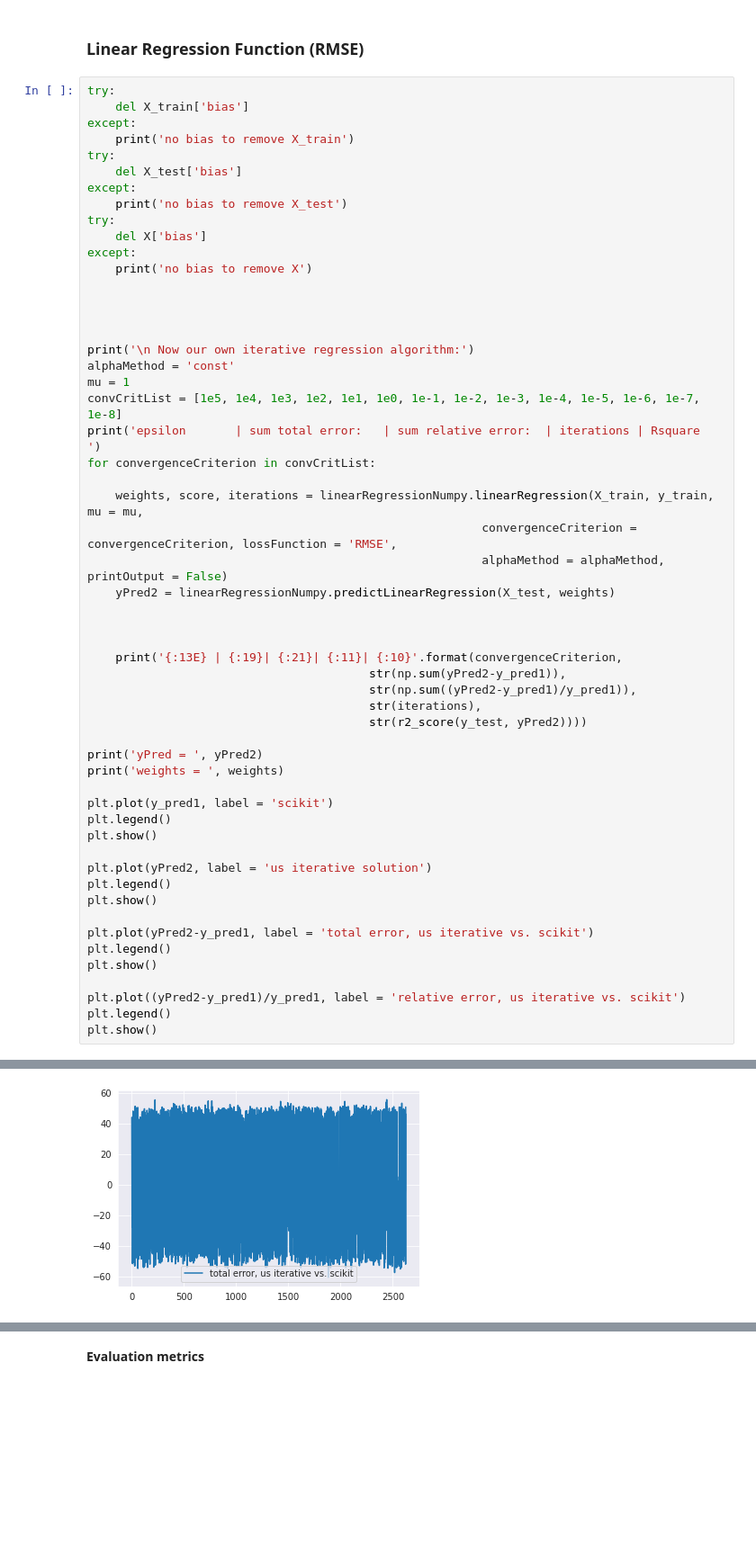
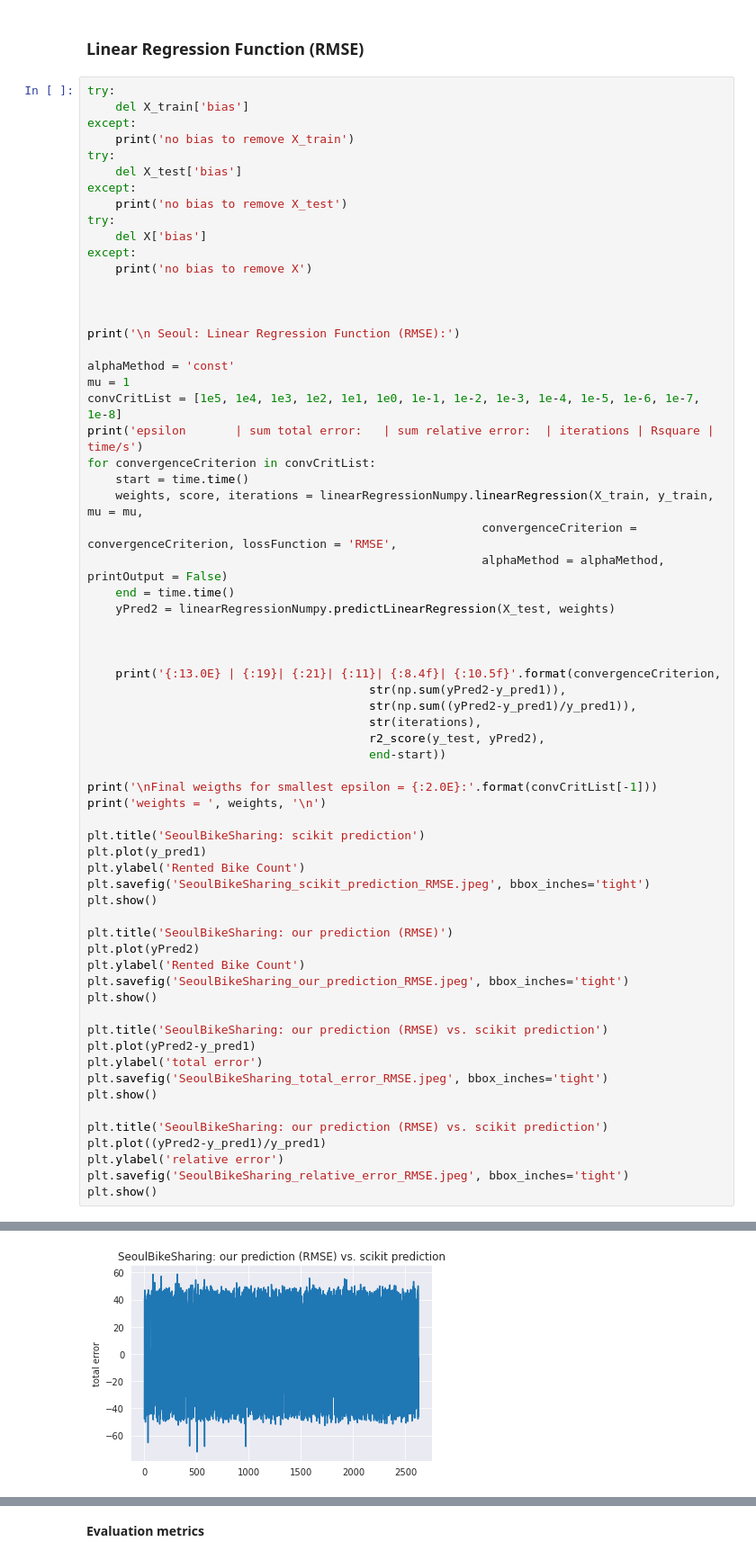
Before and after one commit to diogofbraga/MachineLearningAssignments, a Jupyter notebook: SeoulBikeSharing/SeoulBikeSharing.ipynb, the cells around one changed output, grey strips where cells are left out. Shown at 90% size. Cells and saved outputs as stored; diff of their text form; blank space fills up the shorter version.

Commit message:
Added more infos for evaluation of linear regression and I save the relevant plots now...

```diff
--- a/SeoulBikeSharing/SeoulBikeSharing.ipynb
+++ b/SeoulBikeSharing/SeoulBikeSharing.ipynb
@@ -641,43 +661,53 @@ except:
 
 
 
+print('\n Seoul: Linear Regression Function (RMSE):')
 
-print('\n Now our own iterative regression algorithm:')
 alphaMethod = 'const'
 mu = 1
 convCritList = [1e5, 1e4, 1e3, 1e2, 1e1, 1e0, 1e-1, 1e-2, 1e-3, 1e-4, 1e-5, 1e-6, 1e-7, 1e-8]
-print('epsilon       | sum total error:   | sum relative error:  | iterations | Rsquare   ')
+print('epsilon       | sum total error:   | sum relative error:  | iterations | Rsquare |    time/s')
 for convergenceCriterion in convCritList:
-
+    start = time.time()
     weights, score, iterations = linearRegressionNumpy.linearRegression(X_train, y_train, mu = mu,
                                                         convergenceCriterion = convergenceCriterion, lossFunction = 'RMSE',
                                                         alphaMethod = alphaMethod, printOutput = False)
+    end = time.time()
     yPred2 = linearRegressionNumpy.predictLinearRegression(X_test, weights)
 
 
 
-    print('{:13E} | {:19}| {:21}| {:11}| {:10}'.format(convergenceCriterion,
+    print('{:13.0E} | {:19}| {:21}| {:11}| {:8.4f}| {:10.5f}'.format(convergenceCriterion,
                                         str(np.sum(yPred2-y_pred1)),
                                         str(np.sum((yPred2-y_pred1)/y_pred1)),
                                         str(iterations),
-                                        str(r2_score(y_test, yPred2))))
+                                        r2_score(y_test, yPred2),
+                                        end-start))
 
-print('yPred = ', yPred2)
-print('weights = ', weights)
+print('\nFinal weigths for smallest epsilon = {:2.0E}:'.format(convCritList[-1]))
+print('weights = ', weights, '\n')
 
-plt.plot(y_pred1, label = 'scikit')
-plt.legend()
+plt.title('SeoulBikeSharing: scikit prediction')
+plt.plot(y_pred1)
+plt.ylabel('Rented Bike Count')
+plt.savefig('SeoulBikeSharing_scikit_prediction_RMSE.jpeg', bbox_inches='tight')
 plt.show()
 
-plt.plot(yPred2, label = 'us iterative solution')
-plt.legend()
+plt.title('SeoulBikeSharing: our prediction (RMSE)')
+plt.plot(yPred2)
+plt.ylabel('Rented Bike Count')
+plt.savefig('SeoulBikeSharing_our_prediction_RMSE.jpeg', bbox_inches='tight')
 plt.show()
 
-plt.plot(yPred2-y_pred1, label = 'total error, us iterative vs. scikit')
-plt.legend()
+plt.title('SeoulBikeSharing: our prediction (RMSE) vs. scikit prediction')
+plt.plot(yPred2-y_pred1)
+plt.ylabel('total error')
+plt.savefig('SeoulBikeSharing_total_error_RMSE.jpeg', bbox_inches='tight')
 plt.show()
 
-plt.plot((yPred2-y_pred1)/y_pred1, label = 'relative error, us iterative vs. scikit')
-plt.legend()
+plt.title('SeoulBikeSharing: our prediction (RMSE) vs. scikit prediction')
+plt.plot((yPred2-y_pred1)/y_pred1)
+plt.ylabel('relative error')
+plt.savefig('SeoulBikeSharing_relative_error_RMSE.jpeg', bbox_inches='tight')
 plt.show()
 # %% [output]
@@ -703 +733 @@ epsilon       | sum total error:   | sum relative error:  | iterations | Rsquare
-[figure, old version]
+[figure, new version]
```
Also changed, not shown: parts of 12 cells of this notebook, 2 other files.
